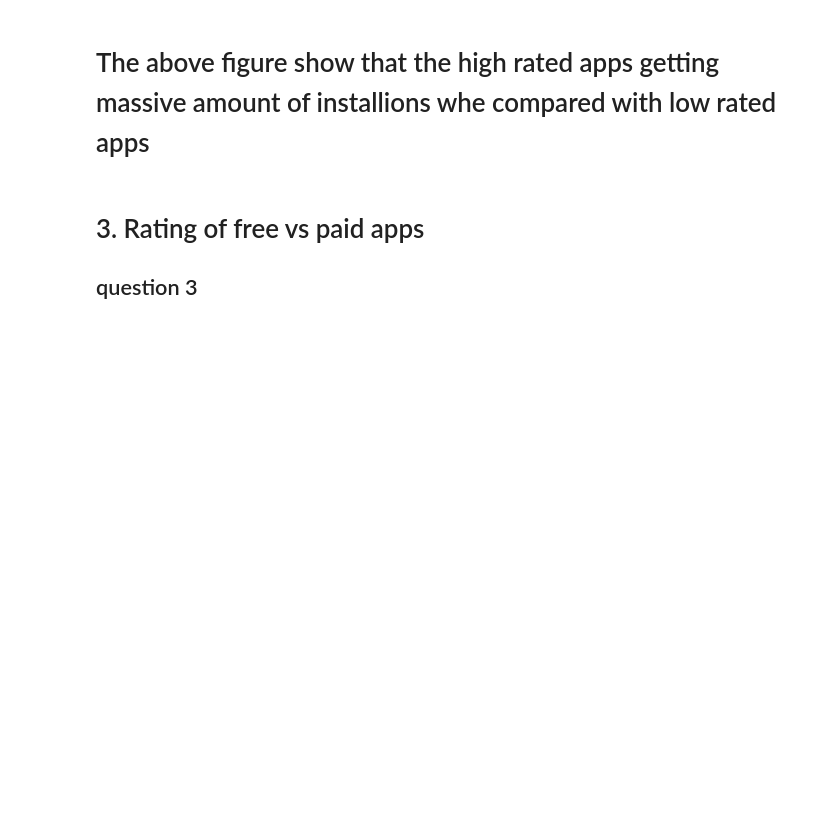
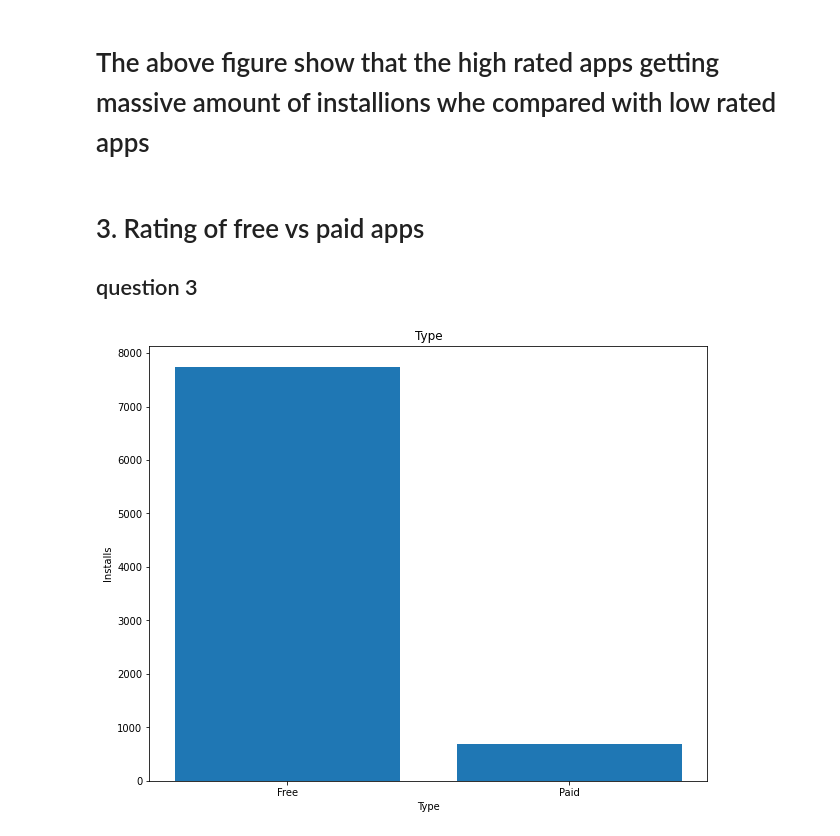
Before and after one commit to ashyaulla/Playstore-Data-Analysis, a Jupyter notebook: Playstore_Data_Analysis(Team_notebook).ipynb, the cells around one changed output. Cells and saved outputs as stored; diff of their text form; code cells hidden in the pictures; blank space fills up the shorter version.

```diff
--- a/Playstore_Data_Analysis(Team_notebook).ipynb
+++ b/Playstore_Data_Analysis(Team_notebook).ipynb
@@ -391,3 +392,20 @@ Text(0, 0.5, 'Installs')
 # %% [markdown]
 # 3.   Rating of free vs paid apps
 ## question 3
+# %%
+x2 = PS_df['Type'].value_counts().index
+y2 = PS_df['Type'].value_counts()
+
+x2sis = []
+y2sis = []
+for Type in range(len(x2)):
+    x2sis.append(x2[Type])
+    y2sis.append(y2[Type])
+# %%
+plt.figure(figsize=(10,8))
+plt.bar(x2sis,y2sis);
+plt.title('Type')
+plt.ylabel('Installs');
+plt.xlabel('Type');
+# %% [output]
+[figure, added]
```
Also changed, not shown: parts of 6 cells of this notebook.
